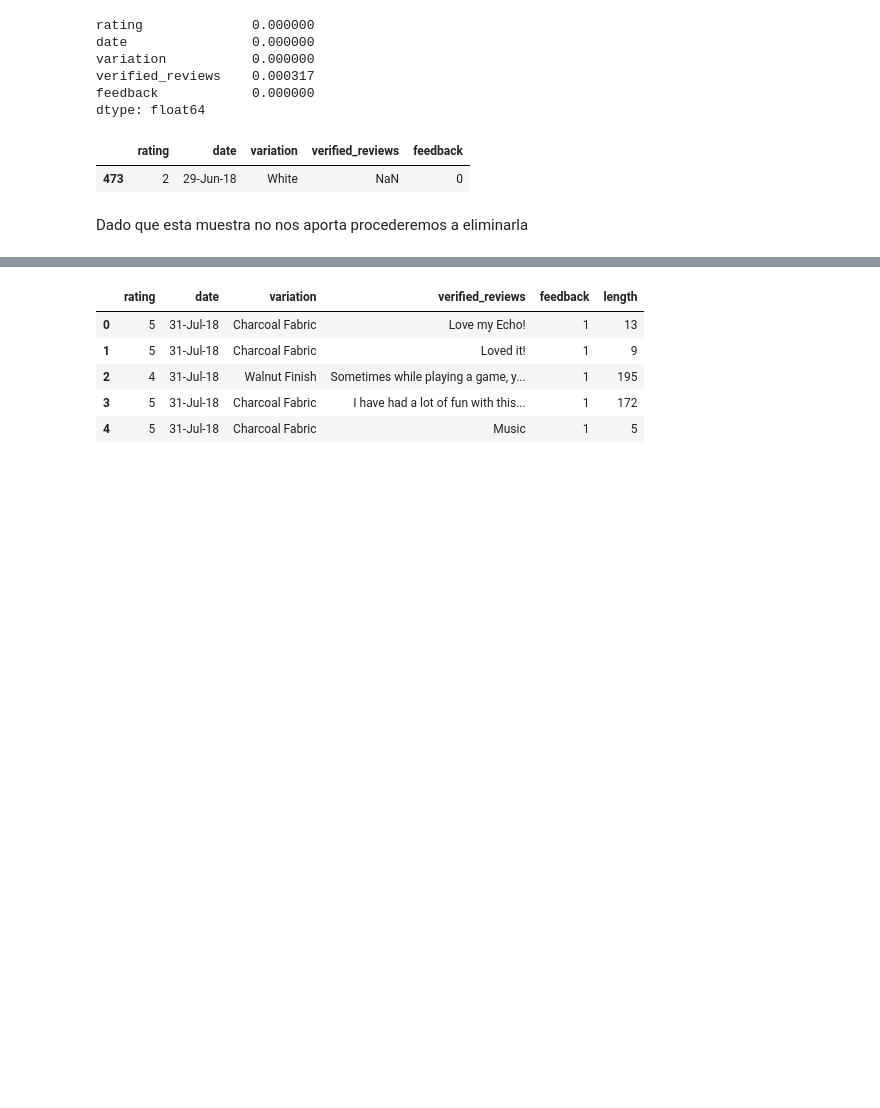
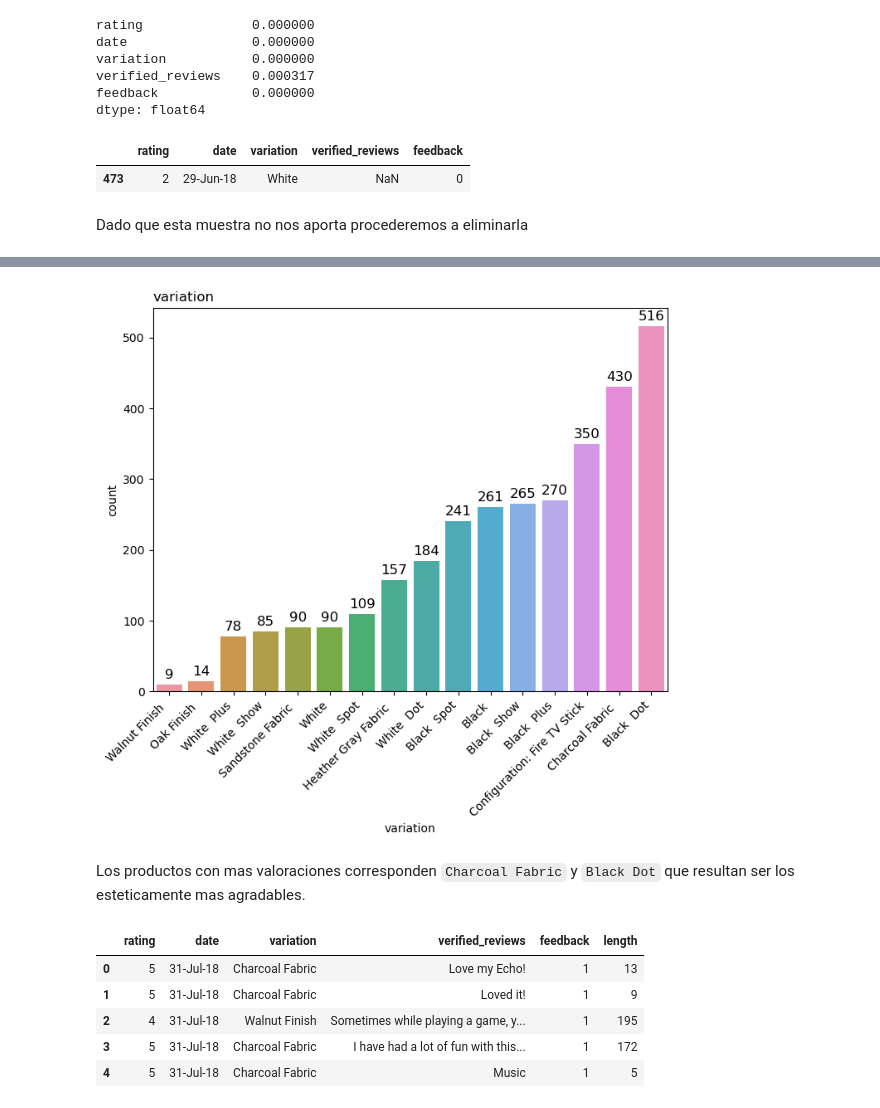
Before and after one commit to david-21fi/AmazonAlexa, a Jupyter notebook: Notebooks/analisis_exploratorio.ipynb, the cells around one changed output, grey strips where cells are left out. Drawn from its saved outputs; the diff is of its cells as text; code cells hidden in the pictures; blank space fills up the shorter version.

```diff
--- a/Notebooks/analisis_exploratorio.ipynb
+++ b/Notebooks/analisis_exploratorio.ipynb
@@ -107,3 +90,9 @@ Era de esperarce que la mayoria de las valoraciones fueran positivas tanto para
+# %%
+utils.barplot(data,column='variation')
+# %% [output]
+[figure, added]
+# %% [markdown]
+Los productos con mas valoraciones corresponden `Charcoal Fabric` y `Black Dot` que resultan ser los esteticamente mas agradables.
 # %%
 # veamos la longitud de valoracion en el texto
 data['length'] = data['verified_reviews'].apply(len)
```
Also changed, not shown: parts of 10 cells of this notebook, 1 other file.
